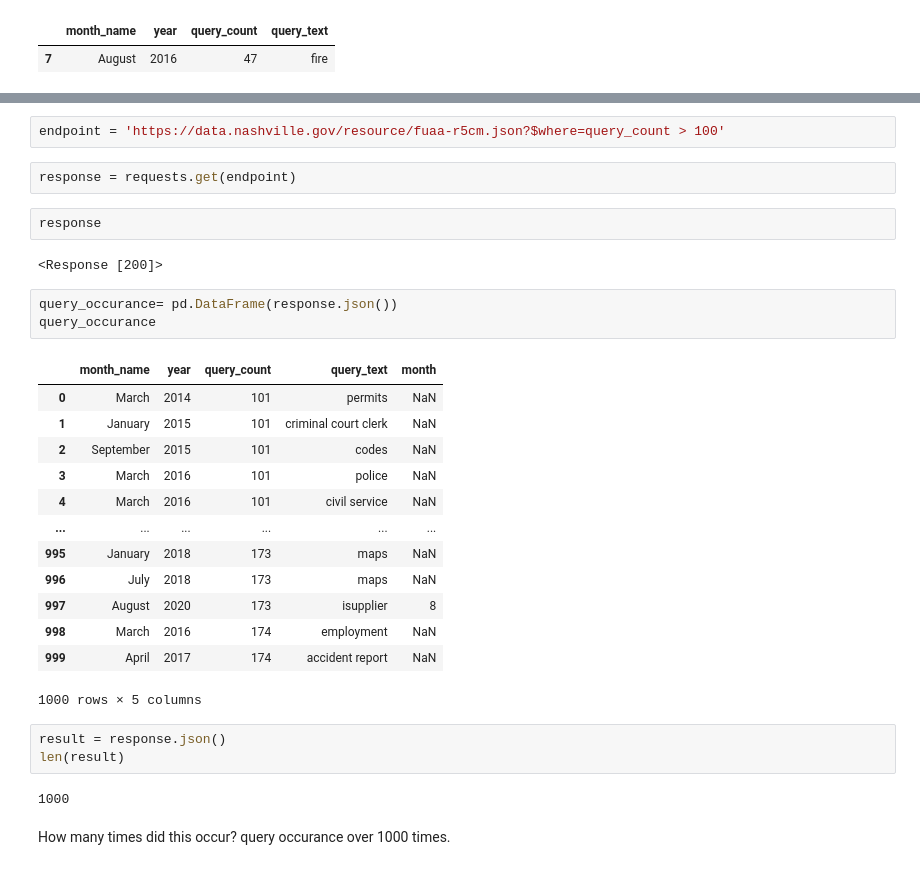
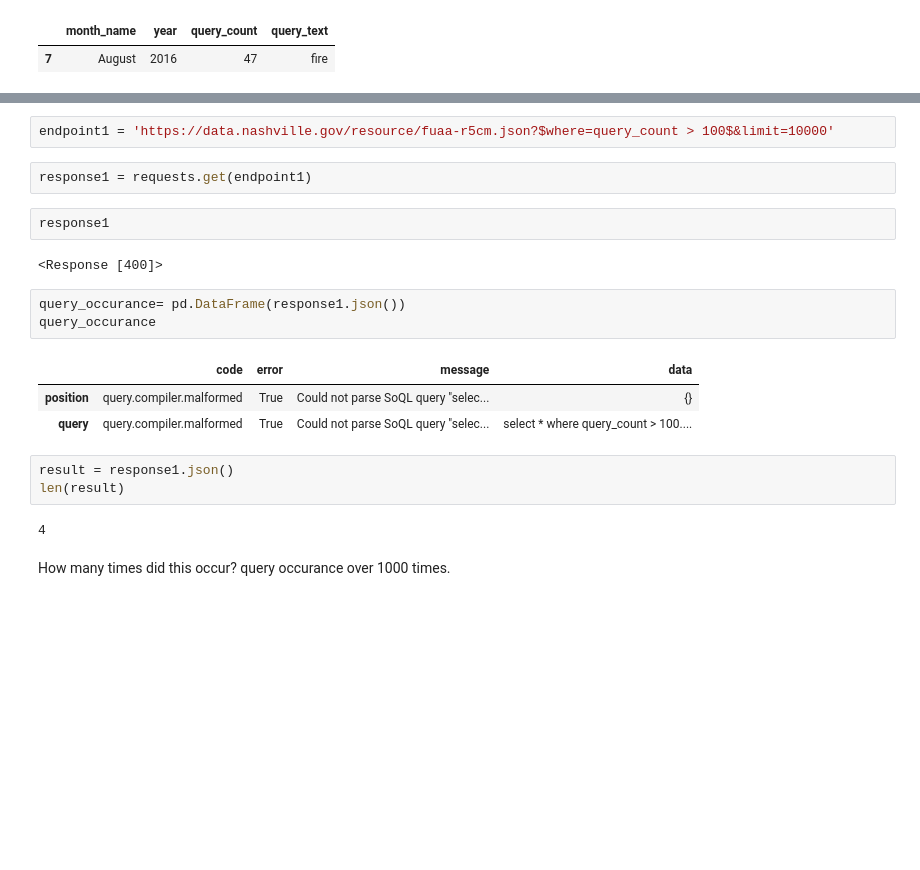
Before and after one commit to NSS-Data-Analytics-Cohort-10/api-Eliab16, a Jupyter notebook: notebooks/SOCRATA API.ipynb, the cells around one changed output, grey strips where cells are left out. Saved outputs shown, nothing was run; the diff lists cells and outputs as text; blank space fills up the shorter version.

```diff
--- a/notebooks/SOCRATA API.ipynb
+++ b/notebooks/SOCRATA API.ipynb
@@ -76,33 +77,23 @@ max_fire
-# %%
-endpoint = 'https://data.nashville.gov/resource/fuaa-r5cm.json?$where=query_count > 100'
+# %%
+endpoint1 = 'https://data.nashville.gov/resource/fuaa-r5cm.json?$where=query_count > 100$&limit=10000'
 # %%
-response = requests.get(endpoint)
+response1 = requests.get(endpoint1)
 # %%
-response
+response1
 # %% [output]
-<Response [200]>
+<Response [400]>
 # %%
-query_occurance= pd.DataFrame(response.json())
+query_occurance= pd.DataFrame(response1.json())
 query_occurance
 # %% [output]
-|  | month_name | year | query_count | query_text | month |
-| 0 | March | 2014 | 101 | permits | NaN |
-| 1 | January | 2015 | 101 | criminal court clerk | NaN |
-| 2 | September | 2015 | 101 | codes | NaN |
-| 3 | March | 2016 | 101 | police | NaN |
-| 4 | March | 2016 | 101 | civil service | NaN |
-| ... | ... | ... | ... | ... | ... |
-| 995 | January | 2018 | 173 | maps | NaN |
-| 996 | July | 2018 | 173 | maps | NaN |
-| 997 | August | 2020 | 173 | isupplier | 8 |
-| 998 | March | 2016 | 174 | employment | NaN |
-| 999 | April | 2017 | 174 | accident report | NaN |
+|  | code | error | message | data |
+| position | query.compiler.malformed | True | Could not parse SoQL query "selec... | {} |
+| query | query.compiler.malformed | True | Could not parse SoQL query "selec... | select * where query_count > 100.... |
-1000 rows × 5 columns
 # %%
-result = response.json()
+result = response1.json()
 len(result)
 # %% [output]
-1000
+4
 # %% [markdown]
 How many times did this occur?
 query occurance over 1000 times.
```
Also changed, not shown: parts of 37 cells of this notebook.
